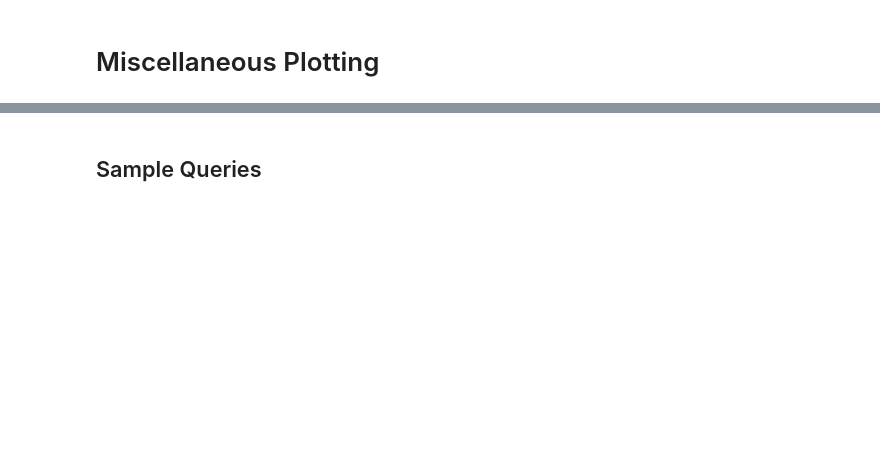
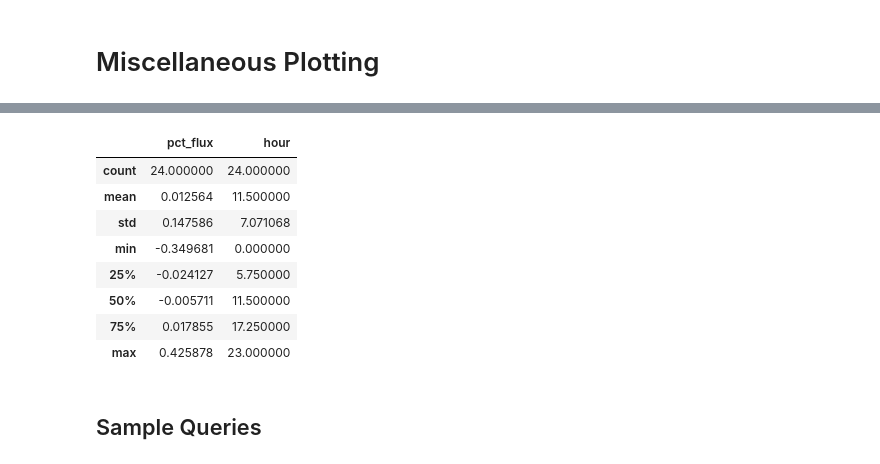
Before and after one commit to djevans071/Rebalancing-Citibike, a Jupyter notebook: modeling.ipynb, the cells around one changed output, grey strips where cells are left out. Saved outputs shown, nothing was run; the diff lists cells and outputs as text; code cells hidden in the pictures; blank space fills up the shorter version.

```diff
--- a/modeling.ipynb
+++ b/modeling.ipynb
@@ -453,11 +351,6 @@ ylim([-.45, 0.7])
 suptitle('Bikes Activity for Station {} (Weekday)'.format(dock_id))
 
 # grps.xs((dock_id,weekday), level=('id', 'is_weekday'))[cols].plot()
-# %%
-grps = df.groupby(['id','dayofweek', 'hour']).mean().reset_index()
-cond = (grps.dayofweek == 1) & (grps.id == 477)
-# grps[cond][['pct_flux', 'hour']].set_index('hour').head()
-grps.dayofweek.head()
 # %%
 def plot_by_hour(df, cols, dock_id, dayofweek = 0, weekday = None):
     #plot hourly profile for any bike for any day
@@ -492,4 +388,4 @@ def flux_by_hour(df, cols, dock_id, day = 0, weekday = None):
         cond = ((grps.dayofweek == day) & (grps.id == dock_id))
         return grps[cond][cols]
 # %%
-flux_by_hour(df,['pct_flux','hour'], 477, day = 1)
+flux_profile = flux_by_hour(df,['pct_flux','hour'], 477, day = 1)
@@ -530,3 +392,15 @@ df_unbal_stations_byhr.sort_values(['id','hour'])
+# %%
+flux_profile.describe()
+# %% [output]
+|  | pct_flux | hour |
+| count | 24.000000 | 24.000000 |
+| mean | 0.012564 | 11.500000 |
+| std | 0.147586 | 7.071068 |
+| min | -0.349681 | 0.000000 |
+| 25% | -0.024127 | 5.750000 |
+| 50% | -0.005711 | 11.500000 |
+| 75% | 0.017855 | 17.250000 |
+| max | 0.425878 | 23.000000 |
 # %%
 
 aggregators = {'bikes_in': 'sum', 'bikes_out': 'sum', 'long': 'max', 'lat': 'max'}
```
Also changed, not shown: parts of 38 cells of this notebook, 8 other files.
